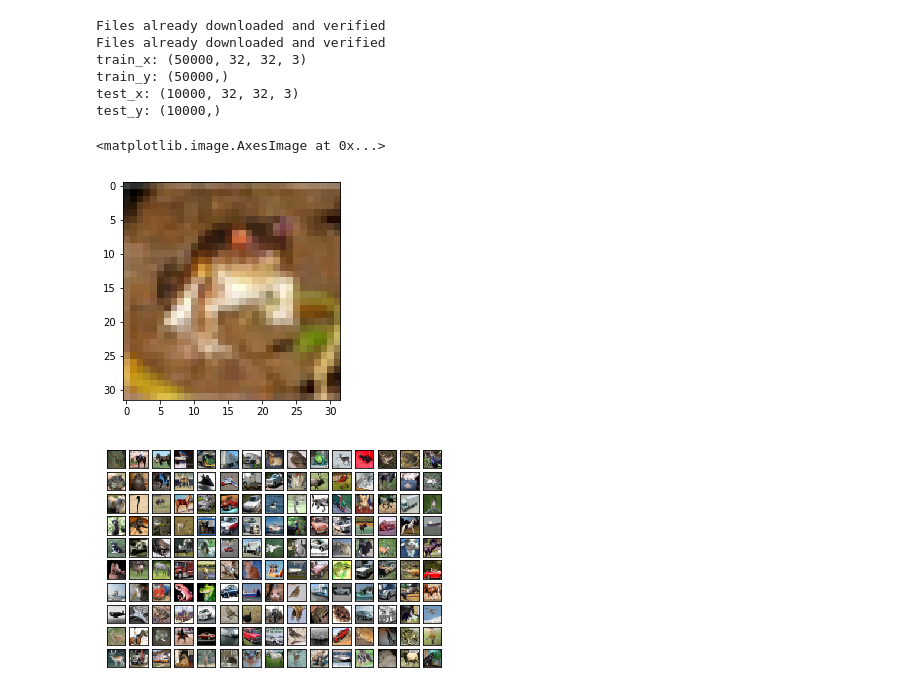
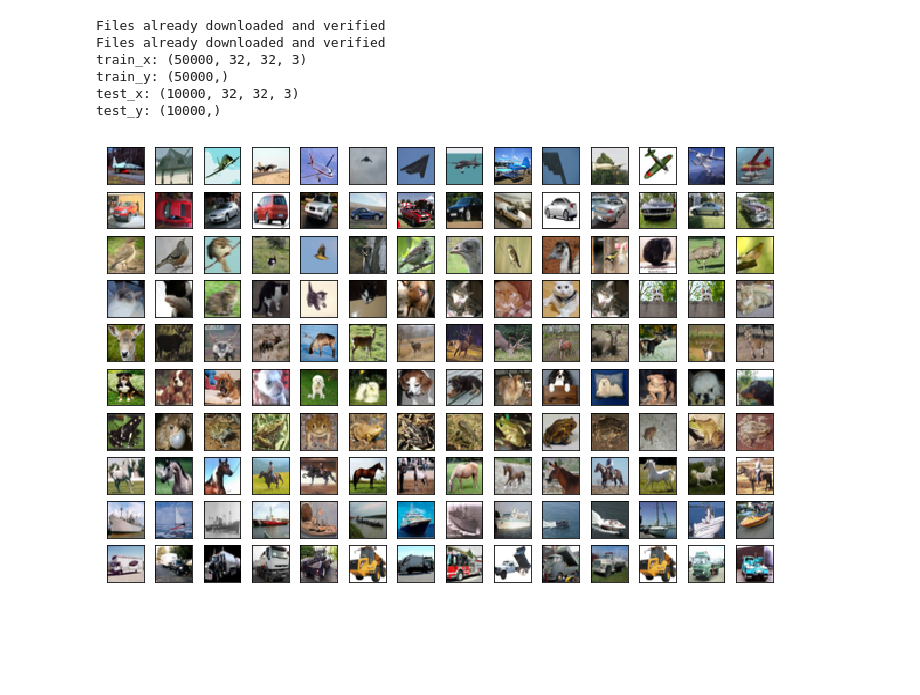
Before and after one commit to AndersonJo/densenet-pytorch, a Jupyter notebook: densenet_train.ipynb, the cells around one changed output. Drawn from its saved outputs; the diff is of its cells as text; code cells hidden in the pictures; blank space fills up the shorter version.

```diff
--- a/densenet_train.ipynb
+++ b/densenet_train.ipynb
@@ -11,7 +11,8 @@ Populating the interactive namespace from numpy and matplotlib
 # Data
 # %%
 transform = transforms.Compose([
-    transforms.ToTensor()
+    transforms.ToTensor(),
+    transforms.Normalize((0.5, 0.5, 0.5), (0.5, 0.5, 0.5))
 ])
 
 train = CIFAR10('./CIFAR10', train=True,  transform=transform, download=True)
@@ -33,21 +34,16 @@ train_x: (50000, 32, 32, 3)
 train_y: (50000,)
 test_x: (10000, 32, 32, 3)
 test_y: (10000,)
-# %%
-imshow(train_x[0])
-# %% [output]
-<matplotlib.image.AxesImage at 0x...>
-[figure, removed]
 # %%
-fig, subplots = pylab.subplots(10, 15) # subplots(y축, x축 갯수)
-subplots = subplots.reshape(-1)
+fig, subplots = pylab.subplots(10, 14, figsize=(12, 8)) # subplots(y축, x축 갯수)
+subplots = subplots.T.reshape(-1)
 
-idx = 10
-for p in subplots:
-    d = train_x[idx]
+for i, p in enumerate(subplots):
+    target = test_x[test_y == i%10]
+    idx = np.random.randint(target.shape[0])
+    d = target[idx]
     p.get_xaxis().set_visible(False)
     p.get_yaxis().set_visible(False)
     p.imshow(d)
-    idx += 1
 # %% [output]
-[figure, old version]
+[figure, new version]
```
Also changed, not shown: 4 other files.
